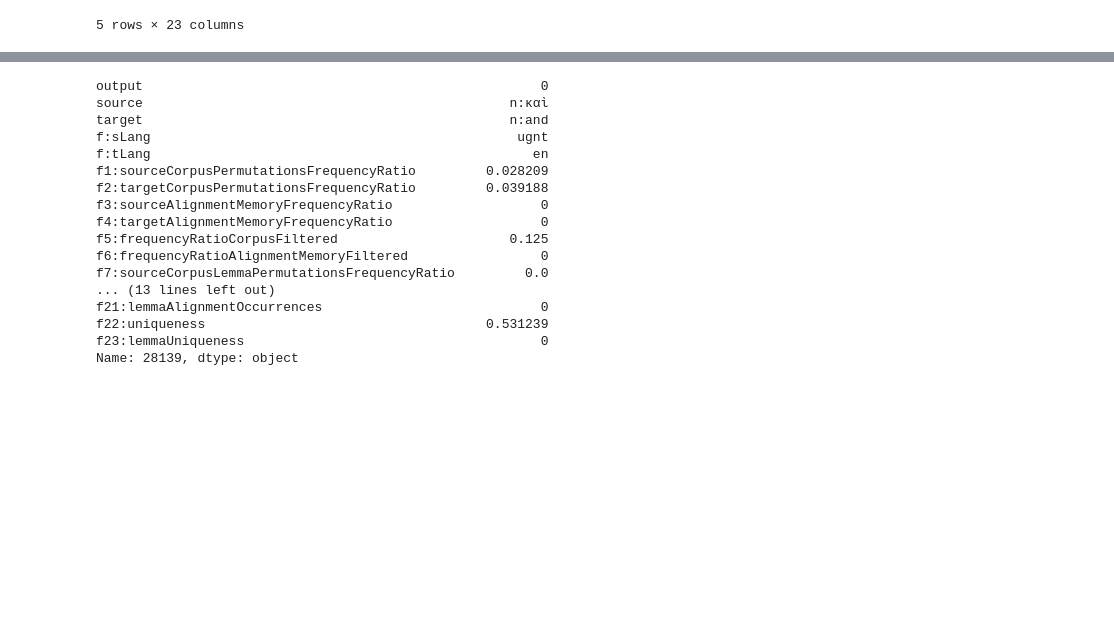
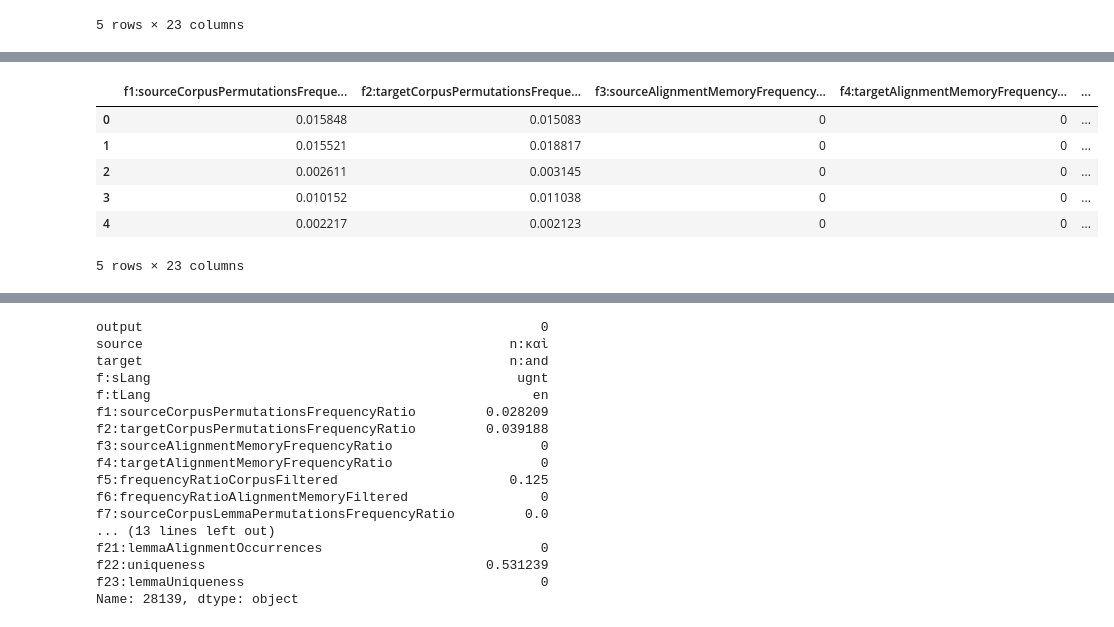
Before and after one commit to PhotoNomad0/wordmap-hackathon-stuff, a Jupyter notebook: jupyter-notebooks/wordmap_confidence_catboost_model.ipynb, the cells around one changed output, grey strips where cells are left out. Saved outputs shown, nothing was run; the diff lists cells and outputs as text; code cells hidden in the pictures; blank space fills up the shorter version.

```diff
--- a/jupyter-notebooks/wordmap_confidence_catboost_model.ipynb
+++ b/jupyter-notebooks/wordmap_confidence_catboost_model.ipynb
@@ -76,6 +76,16 @@ Shrink model to first 360 iterations.
 Model is fitted: {} True
 Model params:
 {'iterations': 1000, 'learning_rate': 0.07, 'loss_function': 'RMSE'}
+# %%
+X.head()
+# %% [output]
+|  | f1:sourceCorpusPermutationsFreque... | f2:targetCorpusPermutationsFreque... | f3:sourceAlignmentMemoryFrequency... | f4:targetAlignmentMemoryFrequency... | ... |
+| 0 | 0.015848 | 0.015083 | 0 | 0 | ... |
+| 1 | 0.015521 | 0.018817 | 0 | 0 | ... |
+| 2 | 0.002611 | 0.003145 | 0 | 0 | ... |
+| 3 | 0.010152 | 0.011038 | 0 | 0 | ... |
+| 4 | 0.002217 | 0.002123 | 0 | 0 | ... |
+5 rows × 23 columns
 # %%
 y_pred_ = model.predict(X)
 y_     = y
```
Also changed, not shown: parts of 2 cells of this notebook, 5 other files.
